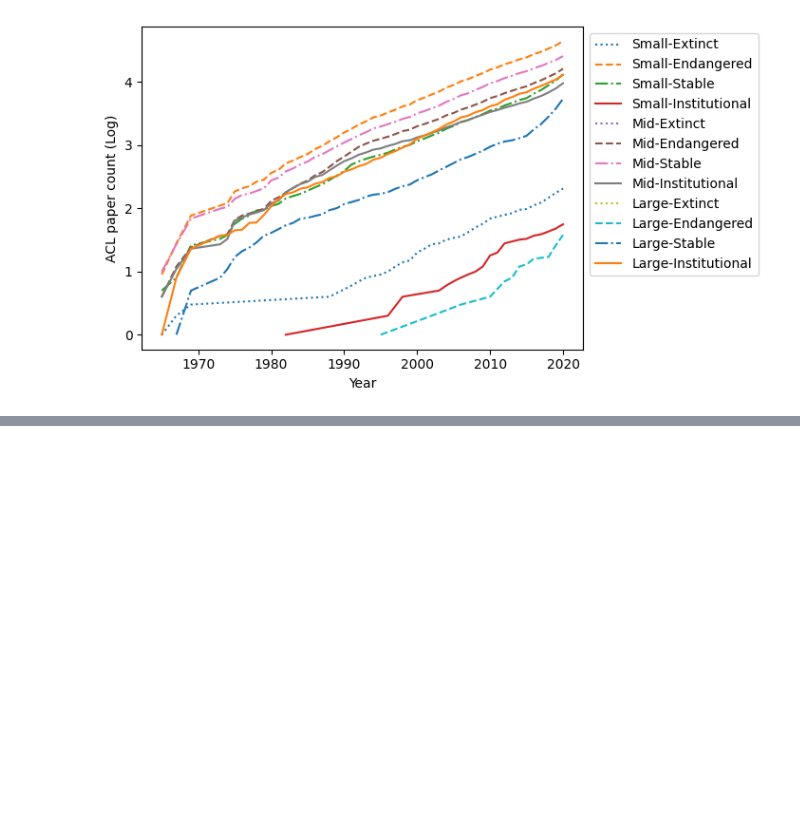
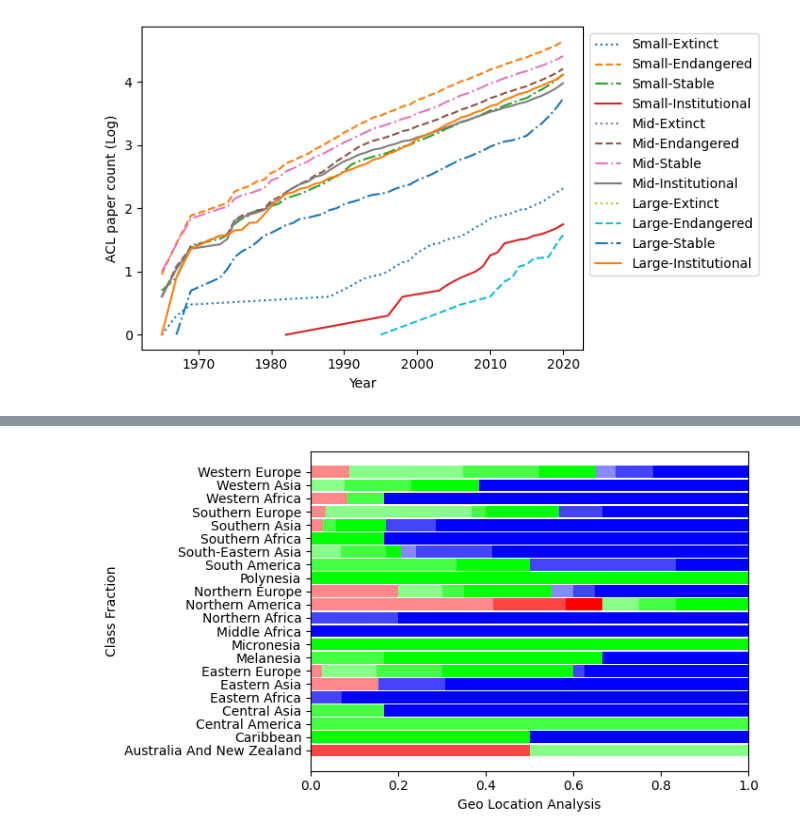
Before and after one commit to NisansaDdS/Some-Languages-are-More-Equal-than-Others, a Jupyter notebook: Generate Diagrams.ipynb, the cells around one changed output, grey strips where cells are left out. Drawn from its saved outputs; the diff is of its cells as text; code cells hidden in the pictures; blank space fills up the shorter version.

```diff
--- a/Generate Diagrams.ipynb
+++ b/Generate Diagrams.ipynb
@@ -1476,0 +1640,4 @@ plt.savefig(pathI+fileName+'.png',bbox_inches='tight', dpi=500)
+# %%
+drawBarGraph("geo location analysis",False)
+# %% [output]
+[figure, added]
```
Also changed, not shown: parts of 16 cells of this notebook, 4 other files.
